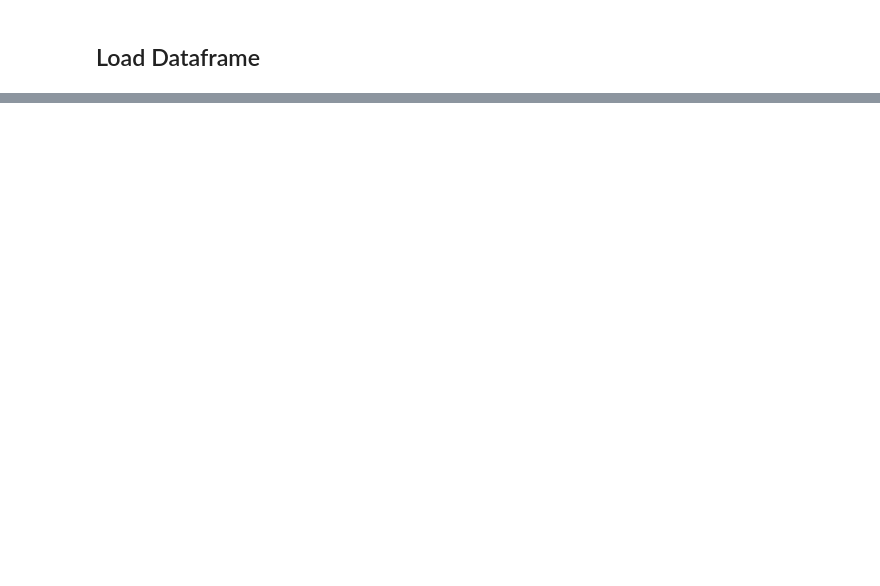
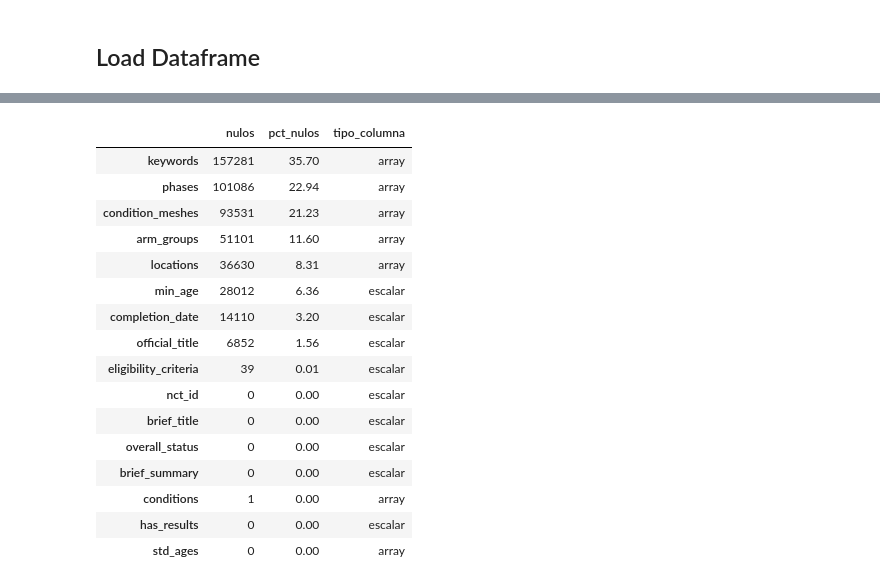
Before and after one commit to orcorsetti/MCD_Austral_Text_Mining, a Jupyter notebook: pipelines/01_EDA.ipynb, the cells around one changed output, grey strips where cells are left out. Saved outputs shown, nothing was run; the diff lists cells and outputs as text; code cells hidden in the pictures; blank space fills up the shorter version.

```diff
--- a/pipelines/01_EDA.ipynb
+++ b/pipelines/01_EDA.ipynb
@@ -38,0 +46,68 @@ df.head()
+# %%
+
+# ── helpers ──────────────────────────────────────────────────────────────────
+
+def _parse_if_json_list(x):
+    """Intenta convertir x a lista Python. Retorna la lista (puede estar vacía) o None."""
+    if x is None or (isinstance(x, float) and pd.isna(x)):
+        return None
+    if isinstance(x, (list, np.ndarray)):
+        return list(x)
+    if isinstance(x, str):
+        try:
+            parsed = json.loads(x)
+            if isinstance(parsed, list):
+                return parsed
+        except (json.JSONDecodeError, ValueError):
+            pass
+    return None  # escalar no-lista
+
+def _is_array_col(series):
+    """True si la columna contiene arrays (listas Python, ndarray o strings JSON de lista)."""
+    for val in series.dropna().head(500):
+        if _parse_if_json_list(val) is not None:   # [] vacío también es válido
+            return True
+    return False
+
+def _is_empty_array(x):
+    """True si el valor representa un array vacío ([], np.array([]), '[]', None excluido)."""
+    parsed = _parse_if_json_list(x)
+    return isinstance(parsed, list) and len(parsed) == 0
+
+# ── clasificar columnas ──────────────────────────────────────────────────────
+
+array_cols  = [col for col in df.columns if _is_array_col(df[col])]
+scalar_cols = [col for col in df.columns if col not in array_cols]
+
+print("Columnas array  :", array_cols)
+print("Columnas escalar:", scalar_cols)
+
+# ── nulos escalares (NaN / None) ─────────────────────────────────────────────
+
+scalar_nulls     = df[scalar_cols].isnull().sum().rename("nulos")
+scalar_nulls_pct = (df[scalar_cols].isnull().mean() * 100).rename("pct_nulos")
+
+# ── "nulos" en arrays (lista vacía) ─────────────────────────────────────────
+
+array_empty     = pd.Series(
+    {col: df[col].apply(_is_empty_array).sum()        for col in array_cols},
+    name="nulos"
+)
+array_empty_pct = pd.Series(
+    {col: df[col].apply(_is_empty_array).mean() * 100 for col in array_cols},
+    name="pct_nulos"
+)
+
+# ── reporte unificado ────────────────────────────────────────────────────────
+
+null_report = pd.concat([
+    pd.concat([scalar_nulls, scalar_nulls_pct], axis=1).assign(tipo_columna="escalar"),
+    pd.concat([array_empty,  array_empty_pct],  axis=1).assign(tipo_columna="array"),
+])
+
+null_report["pct_nulos"] = null_report["pct_nulos"].round(2)
+null_report = null_report.sort_values("pct_nulos", ascending=False)
+
+print(f"\nTotal de registros: {len(df):,}\n")
+null_report
+# %% [output]
@@ -38,0 +118,17 @@ df.head()
+|  | nulos | pct_nulos | tipo_columna |
+| keywords | 157281 | 35.70 | array |
+| phases | 101086 | 22.94 | array |
+| condition_meshes | 93531 | 21.23 | array |
+| arm_groups | 51101 | 11.60 | array |
+| locations | 36630 | 8.31 | array |
+| min_age | 28012 | 6.36 | escalar |
+| completion_date | 14110 | 3.20 | escalar |
+| official_title | 6852 | 1.56 | escalar |
+| eligibility_criteria | 39 | 0.01 | escalar |
+| nct_id | 0 | 0.00 | escalar |
+| brief_title | 0 | 0.00 | escalar |
+| overall_status | 0 | 0.00 | escalar |
+| brief_summary | 0 | 0.00 | escalar |
+| conditions | 1 | 0.00 | array |
+| has_results | 0 | 0.00 | escalar |
+| std_ages | 0 | 0.00 | array |
```
Also changed, not shown: parts of 9 cells of this notebook, 1 other file.
